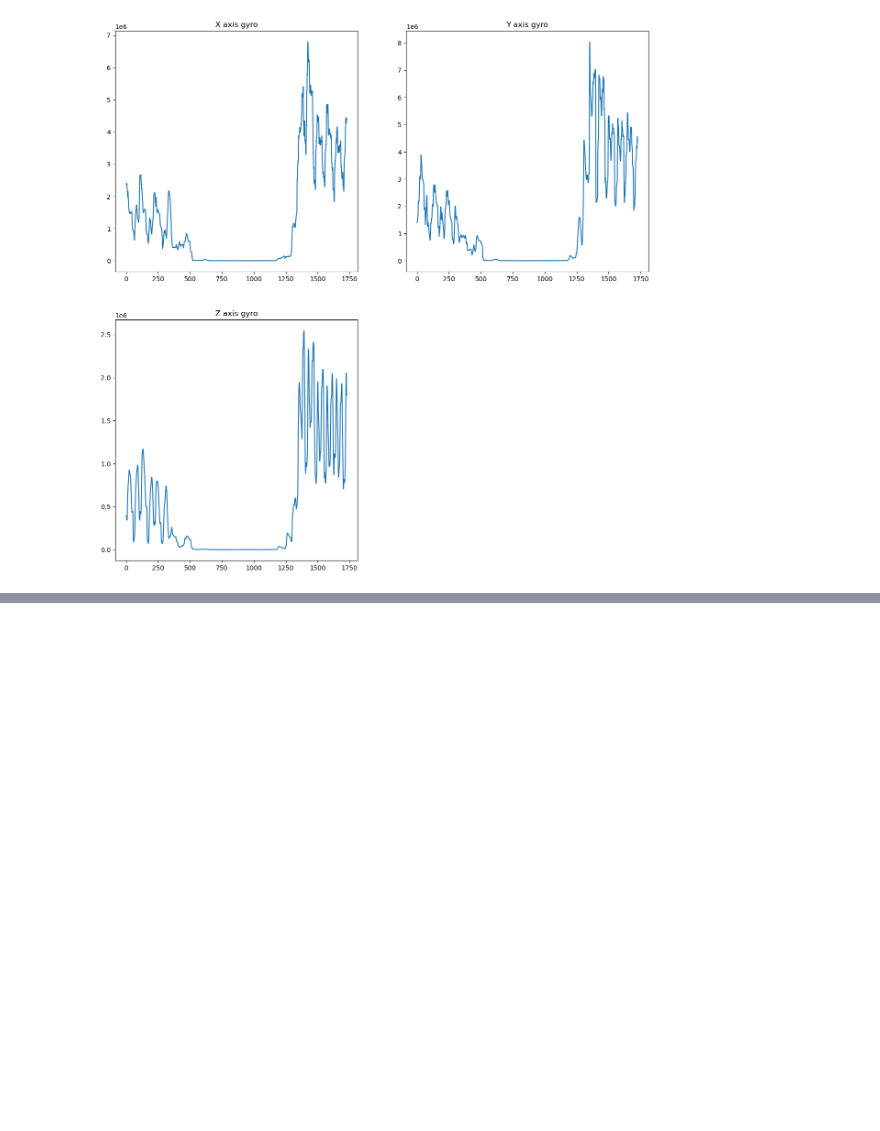
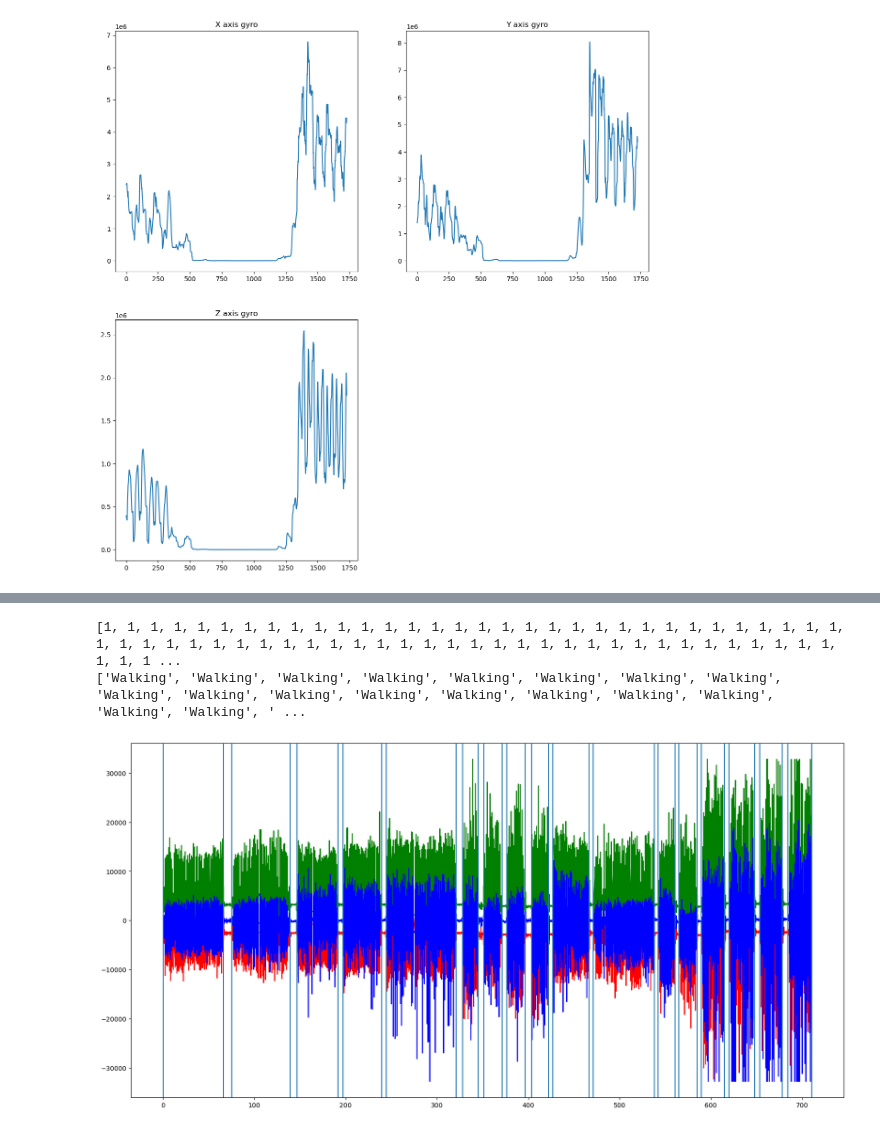
Before and after one commit to AKuinkel/cosc102-at3, a Jupyter notebook: ml_approaches_for_activity_classification.ipynb, the cells around one changed output, grey strips where cells are left out. Drawn from its saved outputs; the diff is of its cells as text; code cells hidden in the pictures; blank space fills up the shorter version.

```diff
--- a/ml_approaches_for_activity_classification.ipynb
+++ b/ml_approaches_for_activity_classification.ipynb
@@ -257,0 +278,10 @@ ax[1,1].axis("off")
+# %%
+with open("a3_activity_annotations.csv",newline='') as f:
+    reader = csv.reader(f)
+    next(reader,None) # skip headers
+    for row in reader:
+        time_stamp = (row[0].split('='))[1]
+        activity_label.append([float(time_stamp), row[-1], map_activity(row[-1])]) # just mapping an
+        # activity i.e. jogging, standing etc. to every time stamp/interval
+
+print(activity_label)
@@ -257,0 +294,48 @@ ax[1,1].axis("off")
+# %%
+# creating activity time track for each data point within IMU timeseries:
+activity_timeseries = []
+activity_string_timeseries = []
+activity_index = 0
+
+video_end_timestamp = video_start_timestamp + 711
+video_end_index = find_index_for_timestamp(video_end_timestamp,time_track)
+
+# The time track segment we are interested in:
+activity_video_time_track_segment = time_track[video_start_index:video_end_index]
+
+# zeoring out time track segment so that it matches the video:
+activity_video_time_track_segment = np.array(activity_video_time_track_segment)-video_start_timestamp
+
+fig,ax = plt.subplots(figsize=(20,10))
+ax.plot(activity_video_time_track_segment,x_axis_acceleration_data[video_start_index:video_end_index],
+        color='r')
+ax.plot(activity_video_time_track_segment,y_axis_acceleration_data[video_start_index:video_end_index],
+        color='g')
+ax.plot(activity_video_time_track_segment,z_axis_acceleration_data[video_start_index:video_end_index],
+        color='b')
+
+for imu_time_track_item in activity_video_time_track_segment:
+    current_time = imu_time_track_item
+    next_activity_timestamp = activity_label[activity_index+1][0]
+
+    # here we need to move to the next activity in the annotations data if the current IMU data point
+    # lies after the next annotation time stamp:
+    if current_time > next_activity_timestamp:
+        # move to next activity:
+        activity_index += 1
+        next_activity_timestamp = activity_label[activity_index+1][0]
+
+    activity_timeseries.append(activity_label[activity_index][2])
+    activity_string_timeseries.append(activity_label[activity_index][1])
+
+print(activity_timeseries)
+print(activity_string_timeseries)
+print(activity_label)
+
+# plotting location of activity transitions to sanity check the data
+for act in np.array(list(zip(*activity_label)))[0,:]:
+    ax.axvline(float(act))
+# %% [output]
+[1, 1, 1, 1, 1, 1, 1, 1, 1, 1, 1, 1, 1, 1, 1, 1, 1, 1, 1, 1, 1, 1, 1, 1, 1, 1, 1, 1, 1, 1, 1, 1, 1, 1, 1, 1, 1, 1, 1, 1, 1, 1, 1, 1, 1, 1, 1, 1, 1, 1, 1, 1, 1, 1, 1, 1, 1, 1, 1, 1, 1, 1, 1, 1, 1, 1, 1 ...
+['Walking', 'Walking', 'Walking', 'Walking', 'Walking', 'Walking', 'Walking', 'Walking', 'Walking', 'Walking', 'Walking', 'Walking', 'Walking', 'Walking', 'Walking', 'Walking', 'Walking', 'Walking', ' ...
+[figure, added]
```
Also changed, not shown: parts of 11 cells of this notebook.
